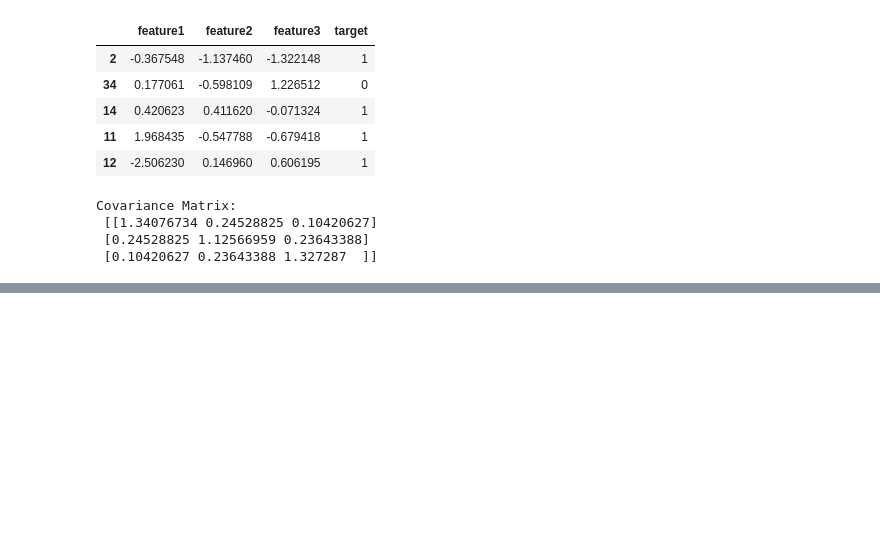
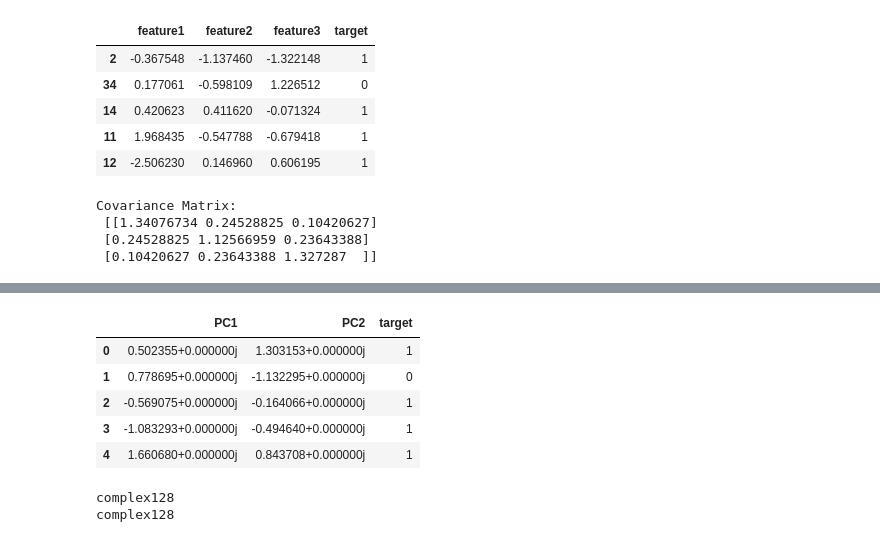
Before and after one commit to sania-commits/MACHINE-LEARNING-PROJECTS, a Jupyter notebook: ML_Basics/PCA/PCA.ipynb, the cells around one changed output, grey strips where cells are left out. Drawn from its saved outputs; the diff is of its cells as text; code cells hidden in the pictures; blank space fills up the shorter version.

```diff
--- a/ML_Basics/PCA/PCA.ipynb
+++ b/ML_Basics/PCA/PCA.ipynb
@@ -55,0 +121,13 @@ from mpl_
+# %%
+transformed_df = np.dot(df.iloc[:,0:3],pc.T)
+# 40,3 - 3,2
+new_df = pd.DataFrame(transformed_df,columns=['PC1','PC2'])
+new_df['target'] = df['target'].values
+new_df.head()
+# %% [output]
+|  | PC1 | PC2 | target |
+| 0 | 0.502355+0.000000j | 1.303153+0.000000j | 1 |
+| 1 | 0.778695+0.000000j | -1.132295+0.000000j | 0 |
+| 2 | -0.569075+0.000000j | -0.164066+0.000000j | 1 |
+| 3 | -1.083293+0.000000j | -0.494640+0.000000j | 1 |
+| 4 | 1.660680+0.000000j | 0.843708+0.000000j | 1 |
@@ -55,0 +152,6 @@ from mpl_
+# %%
+print(new_df['PC1'].dtype)
+print(new_df['PC2'].dtype)
+# %% [output]
+complex128
+complex128
```
Also changed, not shown: parts of 6 cells of this notebook, 2 other files.
